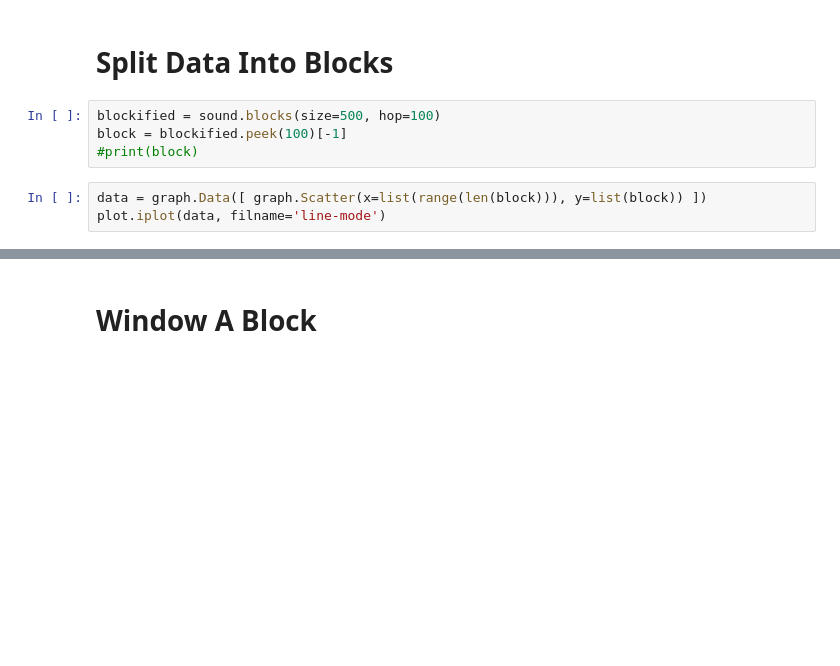
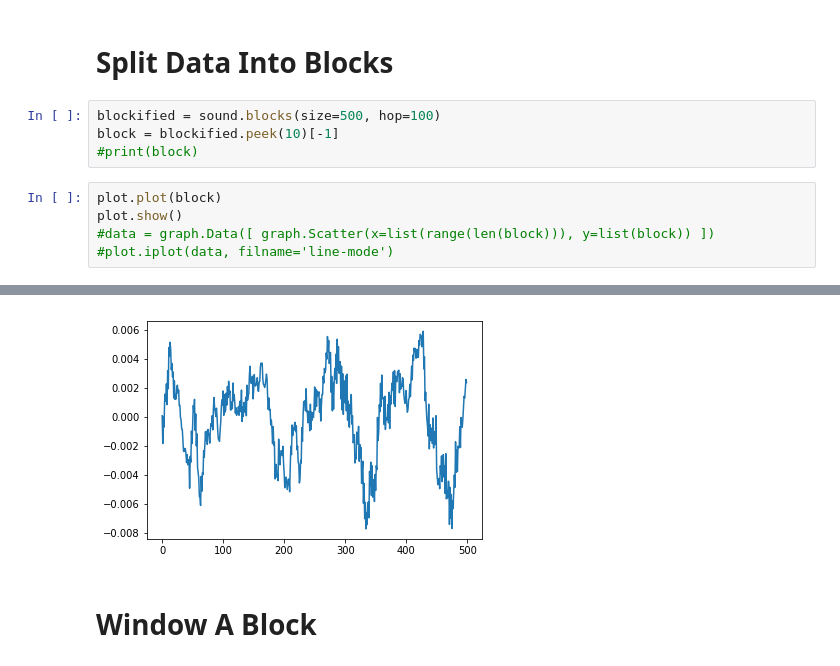
Before and after one commit to sakekasi/speech-recognition, a Jupyter notebook: preprocess.ipynb, the cells around one changed output, grey strips where cells are left out. Saved outputs shown, nothing was run; the diff lists cells and outputs as text; blank space fills up the shorter version.

Commit message:
Add matplotlib plots

```diff
--- a/preprocess.ipynb
+++ b/preprocess.ipynb
@@ -26,9 +28,11 @@ channels 1
 # Split Data Into Blocks
 # %%
 blockified = sound.blocks(size=500, hop=100)
-block = blockified.peek(100)[-1]
+block = blockified.peek(10)[-1]
 #print(block)
 # %%
-data = graph.Data([ graph.Scatter(x=list(range(len(block))), y=list(block)) ])
-plot.iplot(data, filname='line-mode')
+plot.plot(block)
+plot.show()
+#data = graph.Data([ graph.Scatter(x=list(range(len(block))), y=list(block)) ])
+#plot.iplot(data, filname='line-mode')
 # %% [output]
@@ -36,3 +39,4 @@ plot.iplot(data, filname='line-mode')
+[figure, added]
 # %% [markdown]
 # Window A Block
 # %%
```
Also changed, not shown: parts of 6 cells of this notebook, 2 other files.
